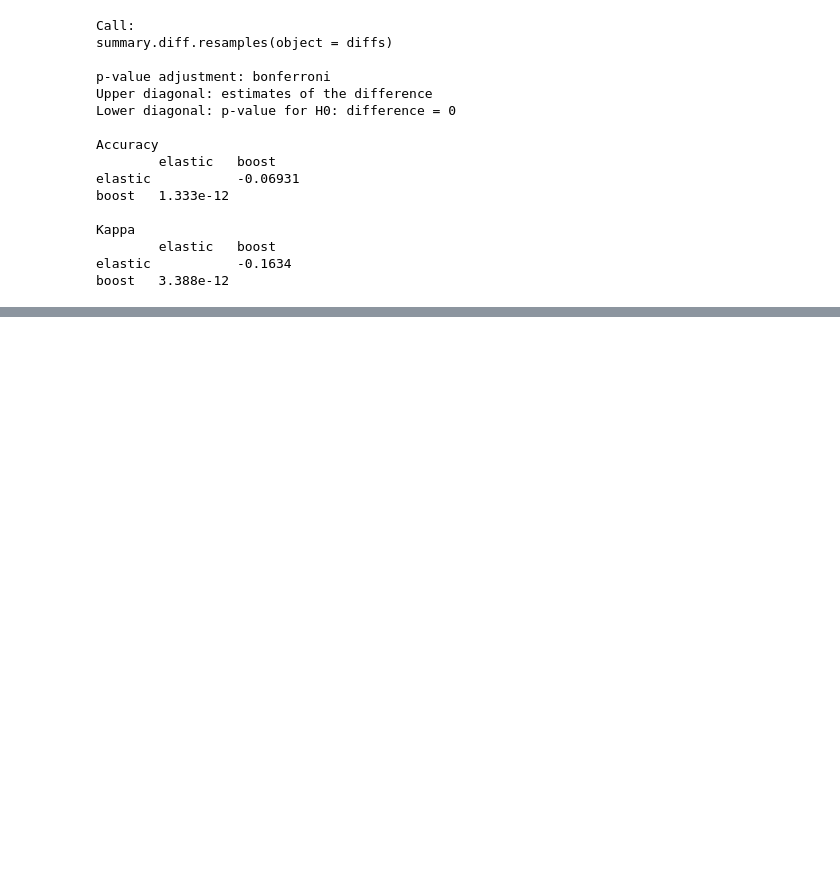
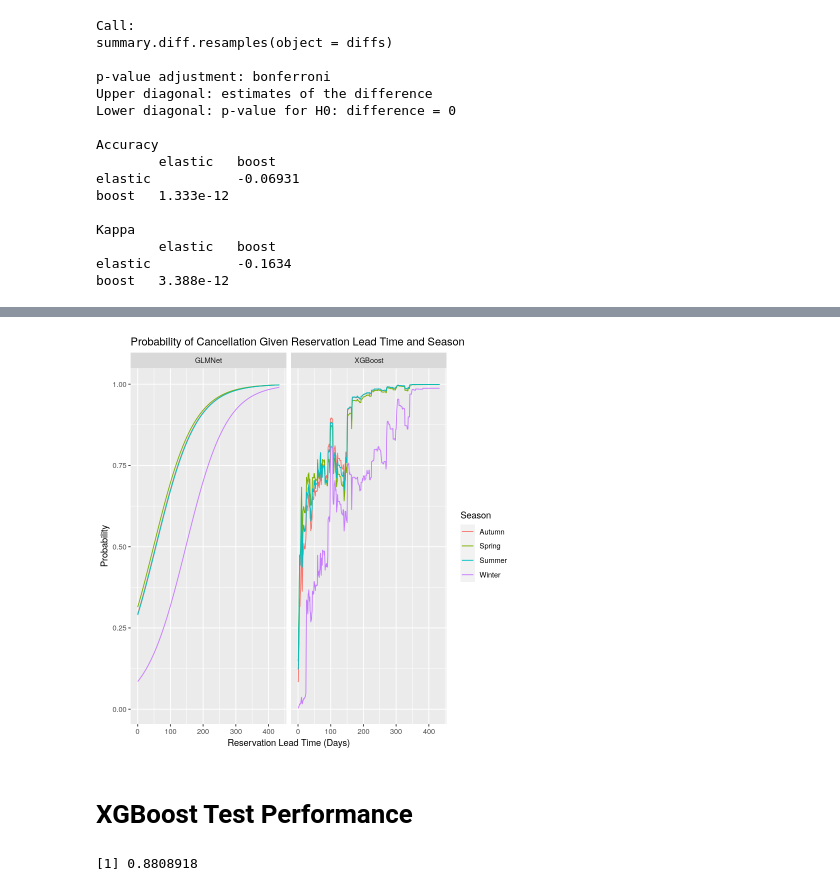
Before and after one commit to andrewit3/STAT656Project, a Jupyter notebook: FinalProject/train_models.ipynb, the cells around one changed output, grey strips where cells are left out. Cells and saved outputs as stored; diff of their text form; code cells hidden in the pictures; blank space fills up the shorter version.

```diff
--- a/FinalProject/train_models.ipynb
+++ b/FinalProject/train_models.ipynb
@@ -404,0 +497,34 @@ boost   3.388e-12
+# %%
+# Create encoding for each season
+seasons <- c("seasonwinter","seasonspring", "seasonsummer")
+lead_time_season_grid <- lead_time_grid
+
+for (s in seasons) {
+    temp <- lead_time_grid
+    temp[,s] <- rep(1,lead_time_len)
+    lead_time_season_grid <- rbind(lead_time_season_grid, temp)
+    rm(temp)
+}
+
+# Make predictions and format season column
+season_lead_time_preds = lead_time_season_grid %>%
+    as_tibble() %>%
+    mutate(season = case_when(
+        seasonwinter==1 ~ "Winter",
+        seasonsummer==1 ~ "Summer",
+        seasonspring==1 ~ "Spring",
+        seasonwinter==0 & seasonsummer==0 & seasonspring==0 ~ "Autumn"
+    )) %>%
+    select(lead_time, season) %>%
+    mutate(
+        # XGBoost pred and format
+        XGBoost = predict(boostOut, lead_time_season_grid,type="prob")%>%pull("Canceled"),
+        # GLMNet pred and format
+        GLMNet = as.vector(
+            predict(glmnetOut, lead_time_season_grid,s=elasticOut$bestTune$lambda, type="response")[,"s1"]
+        ),
+        # Un-standardize lead time
+        lead_time = lead_time*pre_process_function$std[["lead_time"]]+pre_process_function$mean[["lead_time"]]
+    ) %>%
+    pivot_longer(!c(lead_time,season), names_to="model", values_to="probability")
+head(season_lead_time_preds)
@@ -404,0 +541,16 @@ boost   3.388e-12
+# %%
+season_lead_time_preds %>%
+    ggplot(aes(x=lead_time, y=probability, color=season)) +
+        geom_line() +
+        labs(title="Probability of Cancellation Given Reservation Lead Time and Season",
+            x="Reservation Lead Time (Days)", y="Probability",color="Season") +
+        facet_wrap(~model)
+# %% [output]
+[figure, added]
+# %% [markdown]
+# XGBoost Test Performance
+# %%
+boostTestPreds <- predict(boostOut, Xtest_mat,type="raw")
+mean(boostTestPreds == Ytest)
+# %% [output]
+[1] 0.8808918
```
Also changed, not shown: parts of 15 cells of this notebook, 3 other files.
